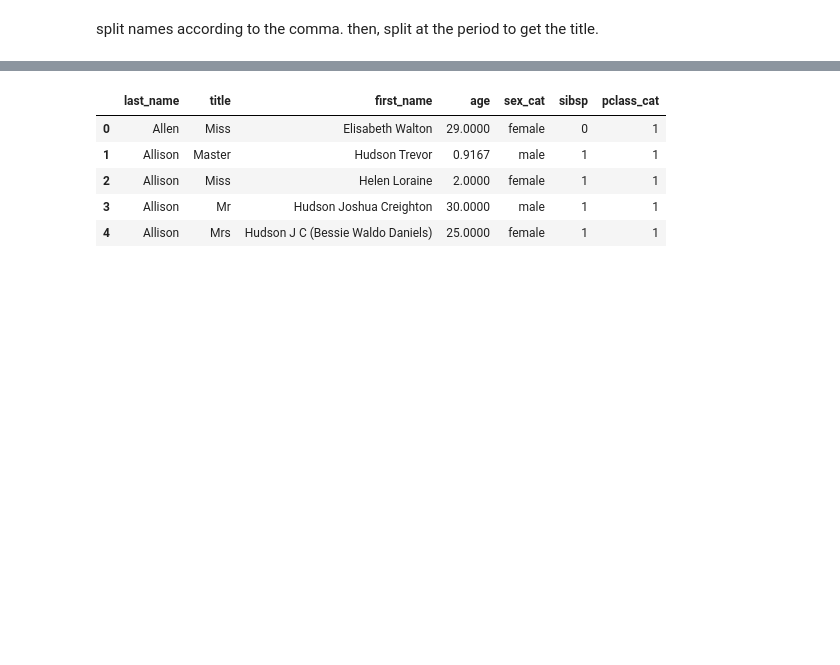
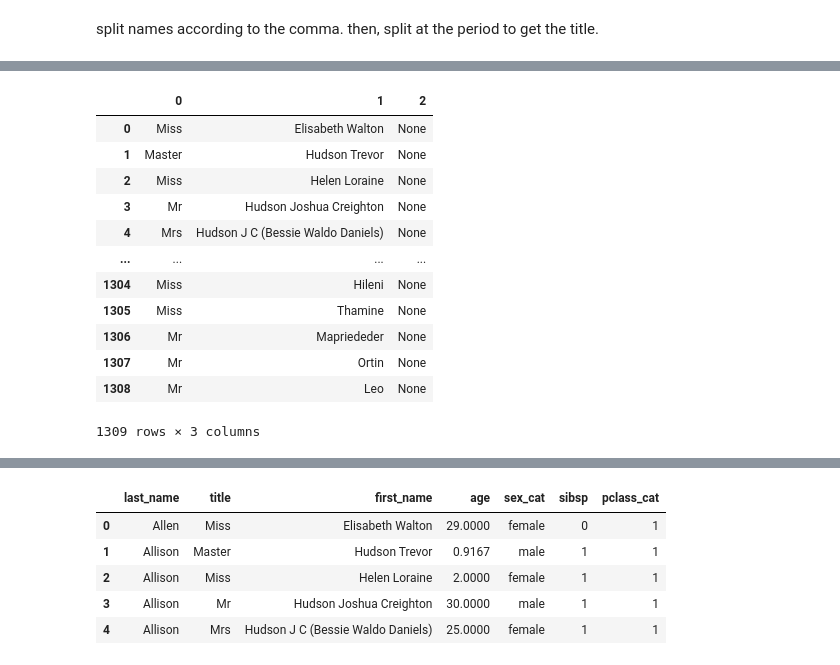
Before and after one commit to RosaniaPinto/INTRO-TO-DATA-ANALYSIS, a Jupyter notebook: titanic.ipynb, the cells around one changed output, grey strips where cells are left out. Drawn from its saved outputs; the diff is of its cells as text; code cells hidden in the pictures; blank space fills up the shorter version.

```diff
--- a/titanic.ipynb
+++ b/titanic.ipynb
@@ -157,3 +143,20 @@ names
 | 1307 | Zakarian | Mr. Ortin |
 | 1308 | Zimmerman | Mr. Leo |
 1309 rows × 2 columns
+# %%
+title_first_names = names[1].str.split('.', expand=True)
+title_first_names
+# %% [output]
+|  | 0 | 1 | 2 |
+| 0 | Miss | Elisabeth Walton | None |
+| 1 | Master | Hudson Trevor | None |
+| 2 | Miss | Helen Loraine | None |
+| 3 | Mr | Hudson Joshua Creighton | None |
+| 4 | Mrs | Hudson J C (Bessie Waldo Daniels) | None |
+| ... | ... | ... | ... |
+| 1304 | Miss | Hileni | None |
+| 1305 | Miss | Thamine | None |
+| 1306 | Mr | Mapriededer | None |
+| 1307 | Mr | Ortin | None |
+| 1308 | Mr | Leo | None |
+1309 rows × 3 columns
```
Also changed, not shown: parts of 9 cells of this notebook, 1 other file.
